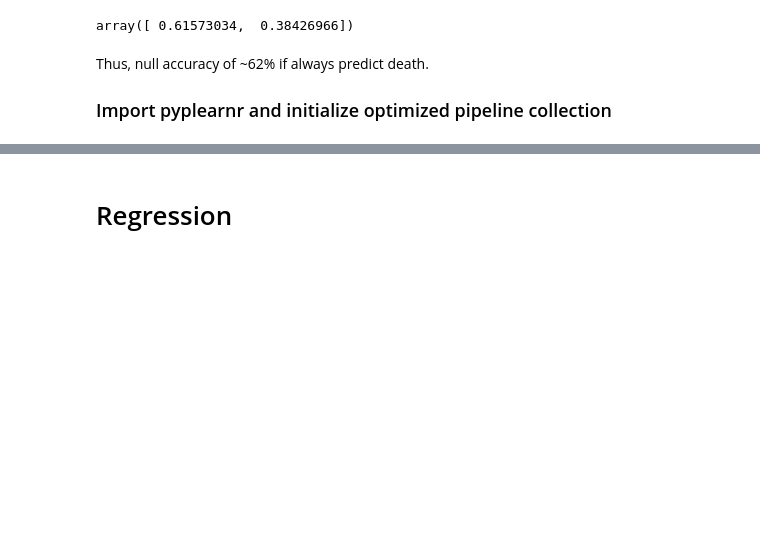
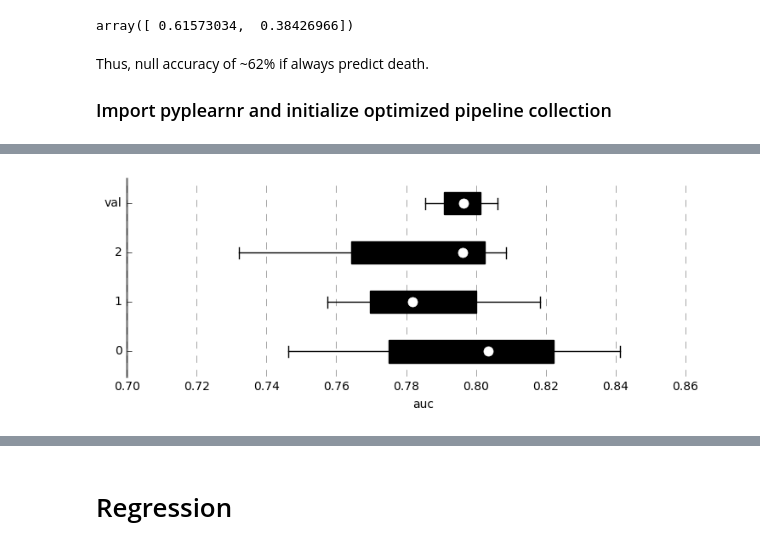
Before and after one commit to JaggedParadigm/pyplearnr, a Jupyter notebook: pyplearnr_test_code.ipynb, the cells around one changed output, grey strips where cells are left out. Saved outputs shown, nothing was run; the diff lists cells and outputs as text; code cells hidden in the pictures; blank space fills up the shorter version.

```diff
--- a/pyplearnr_test_code.ipynb
+++ b/pyplearnr_test_code.ipynb
@@ -138,28 +138,24 @@ import pyplearnr as ppl
 
 reload(ppl)
 
-kfcv = ppl.NestedKFoldCrossValidation(outer_loop_fold_count=5,
-                                      inner_loop_fold_count=5)
+kfcv = ppl.NestedKFoldCrossValidation(outer_loop_fold_count=3,
+                                      inner_loop_fold_count=3)
 
-pipeline_bundle_schematic = [
+pipeline_schematic = [
     {'scaler': {
-        'none': {},
-        'standard': {},
-        'normal': {},
-        'min_max': {},
-        'binary': {}
-    }},
+            'none': {},
+            'standard': {},
+            'min_max': {},
+            'normal': {}
+        }},
     {'estimator': {
             'knn': {
-                'n_neighbors': range(1,30)
-            },
-#         'svm': {
-#             'C': np.array([1.00000000e+00])
-#         }
-    }}
+                'n_neighbors': range(1,31),
+                'weights': ['uniform','distance']
+    }}}
 ]
 
-pipelines = ppl.PipelineBuilder().build_pipeline_bundle(pipeline_bundle_schematic)
+pipelines = ppl.PipelineBuilder().build_pipeline_bundle(pipeline_schematic)
 
 print 'Number of pipelines: %d'%(len(pipelines)), '\n'
 
@@ -187,0 +181,3 @@ Wall time: 57.4 s
+# %%
+kfcv.fit(X.values, y.values, pipelines,
+			 best_inner_fold_pipeline_inds = {0:59})
@@ -187,0 +200,2 @@ Wall time: 57.4 s
+# %%
+kfcv.fit(X.values, y.values, pipelines, best_outer_fold_pipeline=59)
@@ -187,0 +220,5 @@ Wall time: 57.4 s
+# %%
+%autoreload
+kfcv.plot_best_pipeline_scores()
+# %% [output]
+[figure, added]
```
Also changed, not shown: parts of 8 cells of this notebook, 2 other files.
